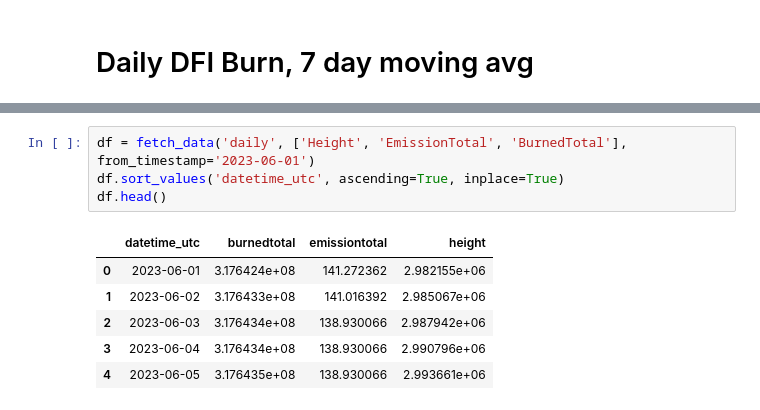
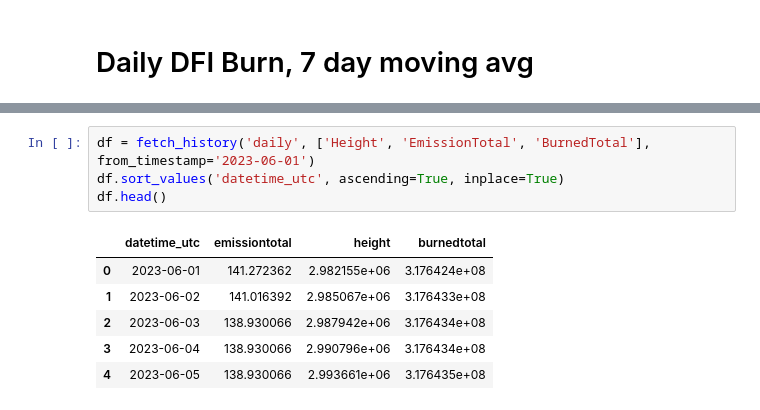
Before and after one commit to MarkusNeusinger/defichain-data-toolkit, a Jupyter notebook: notebooks/daily_dfi_burn.ipynb, the cells around one changed output, grey strips where cells are left out. Drawn from its saved outputs; the diff is of its cells as text.

```diff
--- a/notebooks/daily_dfi_burn.ipynb
+++ b/notebooks/daily_dfi_burn.ipynb
@@ -61,14 +23,14 @@ def fetch_history(history_type, features, from_timestamp=None, to_timestamp=None
 # %%
-df = fetch_data('daily', ['Height', 'EmissionTotal', 'BurnedTotal'], from_timestamp='2023-06-01')
+df = fetch_history('daily', ['Height', 'EmissionTotal', 'BurnedTotal'], from_timestamp='2023-06-01')
 df.sort_values('datetime_utc', ascending=True, inplace=True)
 df.head()
 # %% [output]
-|  | datetime_utc | burnedtotal | emissiontotal | height |
-| 0 | 2023-06-01 | 3.176424e+08 | 141.272362 | 2.982155e+06 |
-| 1 | 2023-06-02 | 3.176433e+08 | 141.016392 | 2.985067e+06 |
-| 2 | 2023-06-03 | 3.176434e+08 | 138.930066 | 2.987942e+06 |
-| 3 | 2023-06-04 | 3.176434e+08 | 138.930066 | 2.990796e+06 |
-| 4 | 2023-06-05 | 3.176435e+08 | 138.930066 | 2.993661e+06 |
+|  | datetime_utc | emissiontotal | height | burnedtotal |
+| 0 | 2023-06-01 | 141.272362 | 2.982155e+06 | 3.176424e+08 |
+| 1 | 2023-06-02 | 141.016392 | 2.985067e+06 | 3.176433e+08 |
+| 2 | 2023-06-03 | 138.930066 | 2.987942e+06 | 3.176434e+08 |
+| 3 | 2023-06-04 | 138.930066 | 2.990796e+06 | 3.176434e+08 |
+| 4 | 2023-06-05 | 138.930066 | 2.993661e+06 | 3.176435e+08 |
 # %%
 # calculate 1day diff
 df['time_diff'] = df['datetime_utc'].diff().dt.total_seconds()
```
Also changed, not shown: parts of 8 cells of this notebook.
